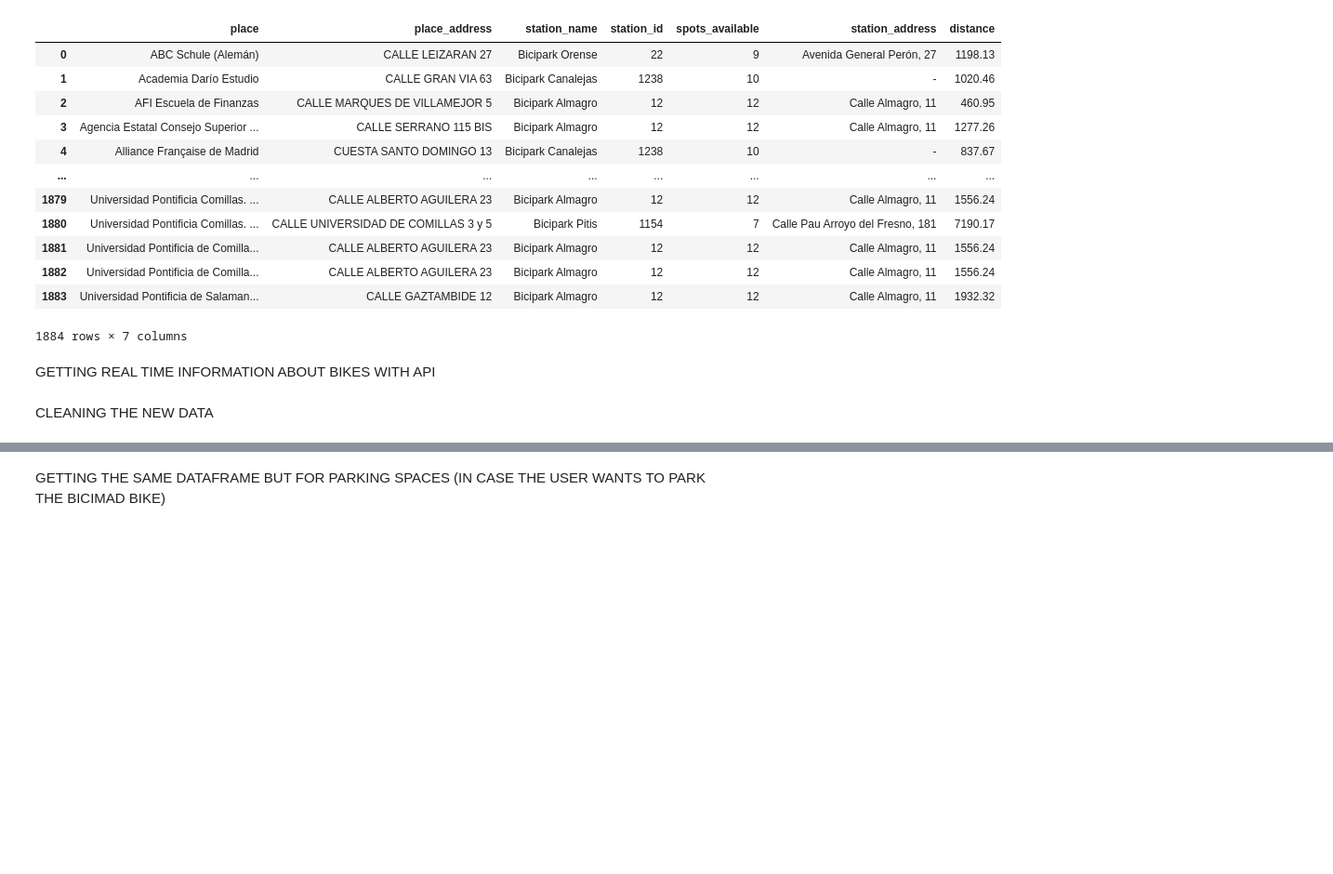
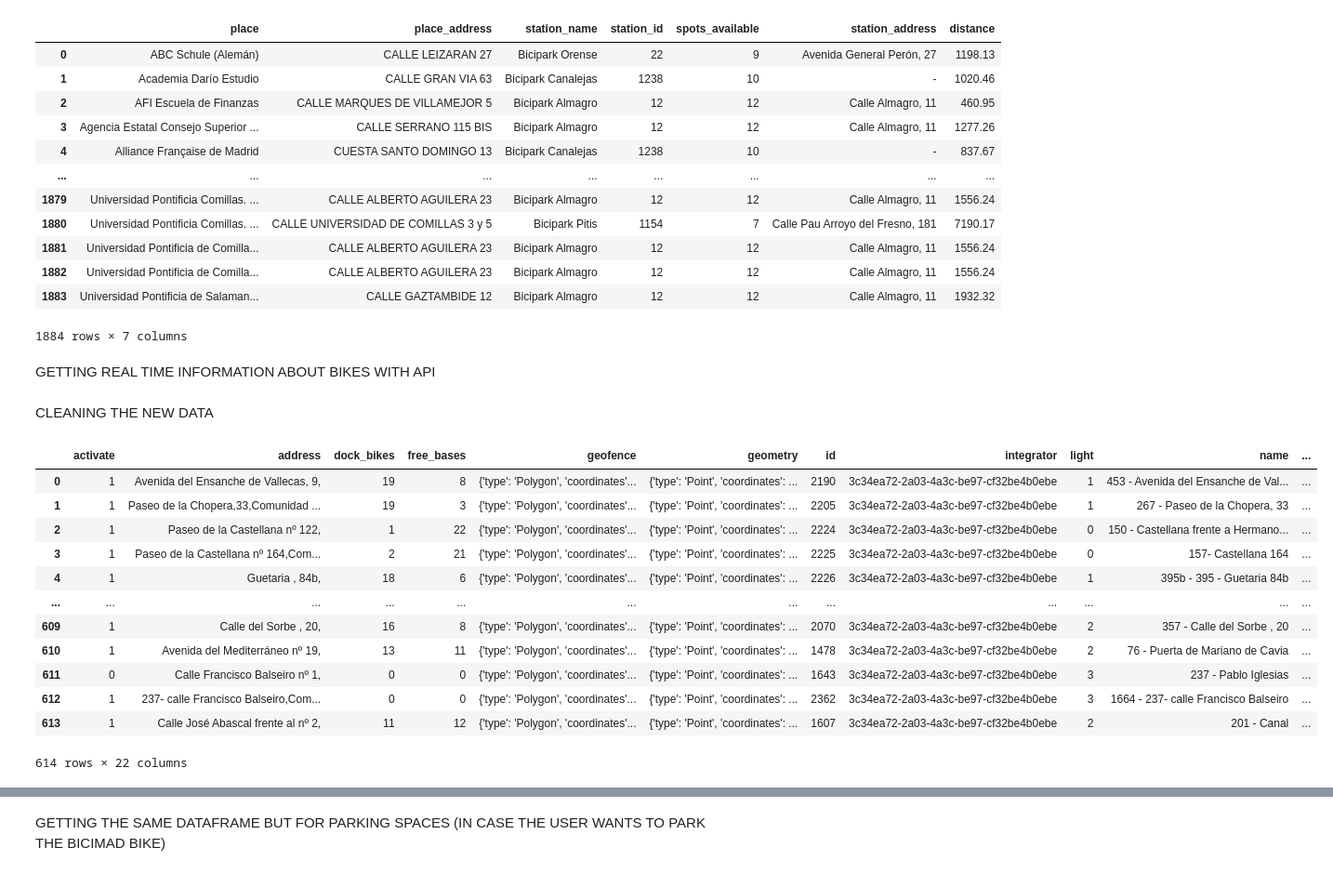
Before and after one commit to silviluliuma/ih_datamadpt0923_project_m1, a Jupyter notebook: notebooks/dev_notebook_.ipynb, the cells around one changed output, grey strips where cells are left out. Shown at 93% size. Drawn from its saved outputs; the diff is of its cells as text; code cells hidden in the pictures; blank space fills up the shorter version.

```diff
--- a/notebooks/dev_notebook_.ipynb
+++ b/notebooks/dev_notebook_.ipynb
@@ -316,7 +295,22 @@ def get_available_bikes():
 CLEANING THE NEW DATA
 # %%
 data_bikes = get_available_bikes()
-bicimad_real_time = pd.DataFrame(get_available_bikes()["data"])
+bicimad_real_time = pd.DataFrame(data_bikes["data"])
+bicimad_real_time
+# %% [output]
+|  | activate | address | dock_bikes | free_bases | geofence | geometry | id | integrator | light | name | ... |
+| 0 | 1 | Avenida del Ensanche de Vallecas, 9, | 19 | 8 | {'type': 'Polygon', 'coordinates'... | {'type': 'Point', 'coordinates': ... | 2190 | 3c34ea72-2a03-4a3c-be97-cf32be4b0ebe | 1 | 453 - Avenida del Ensanche de Val... | ... |
+| 1 | 1 | Paseo de la Chopera,33,Comunidad ... | 19 | 3 | {'type': 'Polygon', 'coordinates'... | {'type': 'Point', 'coordinates': ... | 2205 | 3c34ea72-2a03-4a3c-be97-cf32be4b0ebe | 1 | 267 - Paseo de la Chopera, 33 | ... |
+| 2 | 1 | Paseo de la Castellana nº 122, | 1 | 22 | {'type': 'Polygon', 'coordinates'... | {'type': 'Point', 'coordinates': ... | 2224 | 3c34ea72-2a03-4a3c-be97-cf32be4b0ebe | 0 | 150 - Castellana frente a Hermano... | ... |
+| 3 | 1 | Paseo de la Castellana nº 164,Com... | 2 | 21 | {'type': 'Polygon', 'coordinates'... | {'type': 'Point', 'coordinates': ... | 2225 | 3c34ea72-2a03-4a3c-be97-cf32be4b0ebe | 0 | 157- Castellana 164 | ... |
+| 4 | 1 | Guetaria , 84b, | 18 | 6 | {'type': 'Polygon', 'coordinates'... | {'type': 'Point', 'coordinates': ... | 2226 | 3c34ea72-2a03-4a3c-be97-cf32be4b0ebe | 1 | 395b - 395 - Guetaria 84b | ... |
+| ... | ... | ... | ... | ... | ... | ... | ... | ... | ... | ... | ... |
+| 609 | 1 | Calle del Sorbe , 20, | 16 | 8 | {'type': 'Polygon', 'coordinates'... | {'type': 'Point', 'coordinates': ... | 2070 | 3c34ea72-2a03-4a3c-be97-cf32be4b0ebe | 2 | 357 - Calle del Sorbe , 20 | ... |
+| 610 | 1 | Avenida del Mediterráneo nº 19, | 13 | 11 | {'type': 'Polygon', 'coordinates'... | {'type': 'Point', 'coordinates': ... | 1478 | 3c34ea72-2a03-4a3c-be97-cf32be4b0ebe | 2 | 76 - Puerta de Mariano de Cavia | ... |
+| 611 | 0 | Calle Francisco Balseiro nº 1, | 0 | 0 | {'type': 'Polygon', 'coordinates'... | {'type': 'Point', 'coordinates': ... | 1643 | 3c34ea72-2a03-4a3c-be97-cf32be4b0ebe | 3 | 237 - Pablo Iglesias | ... |
+| 612 | 1 | 237- calle Francisco Balseiro,Com... | 0 | 0 | {'type': 'Polygon', 'coordinates'... | {'type': 'Point', 'coordinates': ... | 2362 | 3c34ea72-2a03-4a3c-be97-cf32be4b0ebe | 3 | 1664 - 237- calle Francisco Balseiro | ... |
+| 613 | 1 | Calle José Abascal frente al nº 2, | 11 | 12 | {'type': 'Polygon', 'coordinates'... | {'type': 'Point', 'coordinates': ... | 1607 | 3c34ea72-2a03-4a3c-be97-cf32be4b0ebe | 2 | 201 - Canal | ... |
+614 rows × 22 columns
 # %%
 bicimad_real_time[["longitude", "latitude"]] = bicimad_real_time["geometry"].apply(lambda x: pd.Series(x["coordinates"]))
 # %%
```
Also changed, not shown: parts of 13 cells of this notebook, 14 other files.
